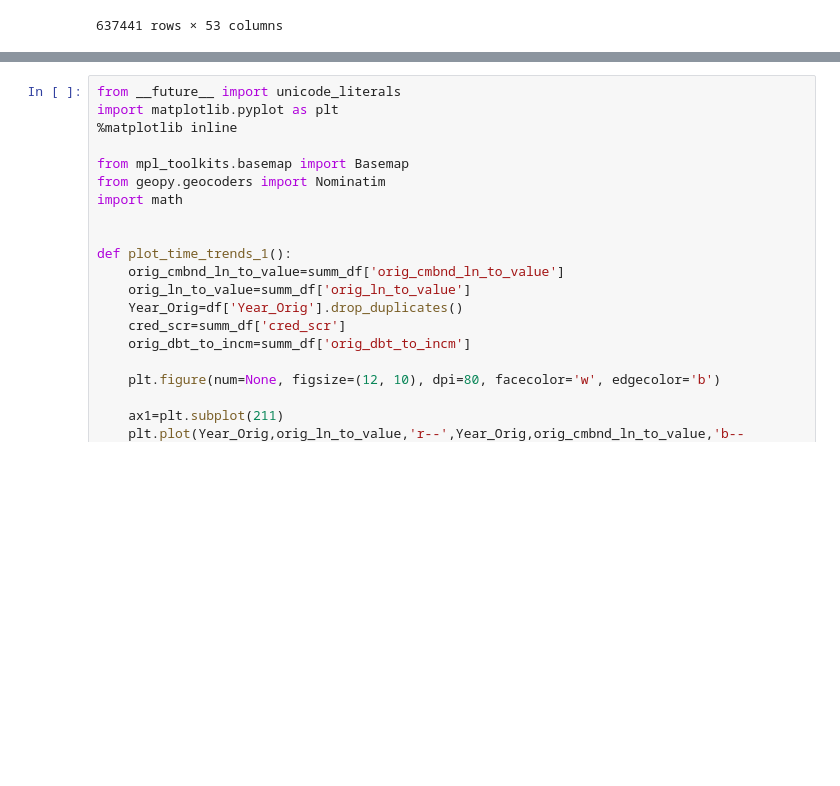
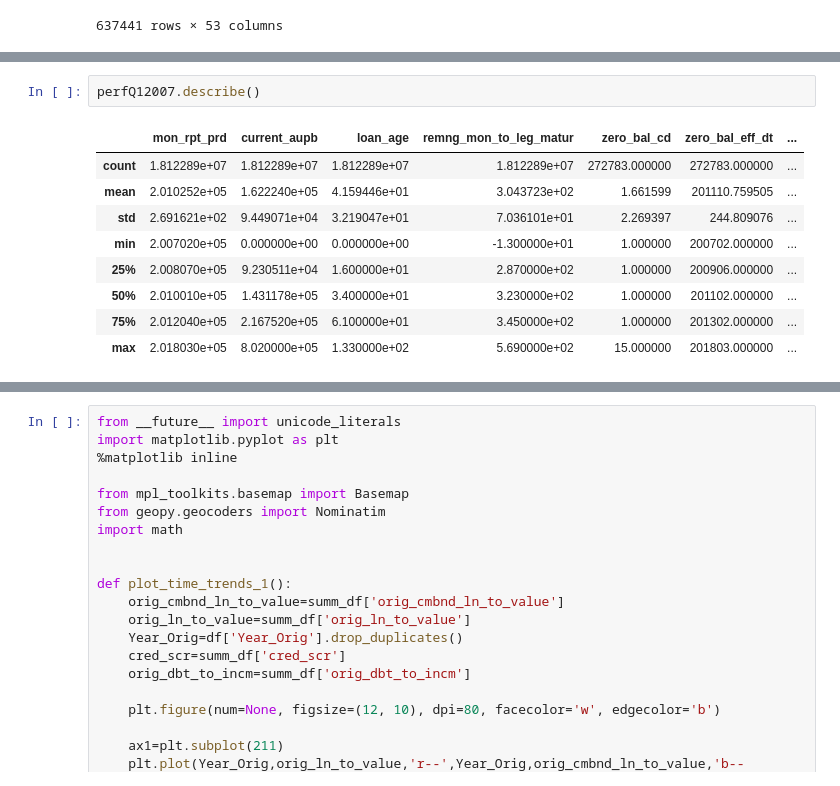
Before and after one commit to ankit08015/FreddieLoanDataAnalysis-ADS_Midterm, a Jupyter notebook: Midterm/Part_1/Part1-EDA.ipynb, the cells around one changed output, grey strips where cells are left out. Drawn from its saved outputs; the diff is of its cells as text; blank space fills up the shorter version.

```diff
--- a/Midterm/Part_1/Part1-EDA.ipynb
+++ b/Midterm/Part_1/Part1-EDA.ipynb
@@ -107,0 +211,12 @@ summ_df.plot.bar();
+# %%
+perfQ12007.describe()
+# %% [output]
+|  | mon_rpt_prd | current_aupb | loan_age | remng_mon_to_leg_matur | zero_bal_cd | zero_bal_eff_dt | ... |
+| count | 1.812289e+07 | 1.812289e+07 | 1.812289e+07 | 1.812289e+07 | 272783.000000 | 272783.000000 | ... |
+| mean | 2.010252e+05 | 1.622240e+05 | 4.159446e+01 | 3.043723e+02 | 1.661599 | 201110.759505 | ... |
+| std | 2.691621e+02 | 9.449071e+04 | 3.219047e+01 | 7.036101e+01 | 2.269397 | 244.809076 | ... |
+| min | 2.007020e+05 | 0.000000e+00 | 0.000000e+00 | -1.300000e+01 | 1.000000 | 200702.000000 | ... |
+| 25% | 2.008070e+05 | 9.230511e+04 | 1.600000e+01 | 2.870000e+02 | 1.000000 | 200906.000000 | ... |
+| 50% | 2.010010e+05 | 1.431178e+05 | 3.400000e+01 | 3.230000e+02 | 1.000000 | 201102.000000 | ... |
+| 75% | 2.012040e+05 | 2.167520e+05 | 6.100000e+01 | 3.450000e+02 | 1.000000 | 201302.000000 | ... |
+| max | 2.018030e+05 | 8.020000e+05 | 1.330000e+02 | 5.690000e+02 | 15.000000 | 201803.000000 | ... |
```
Also changed, not shown: parts of 12 cells of this notebook.
